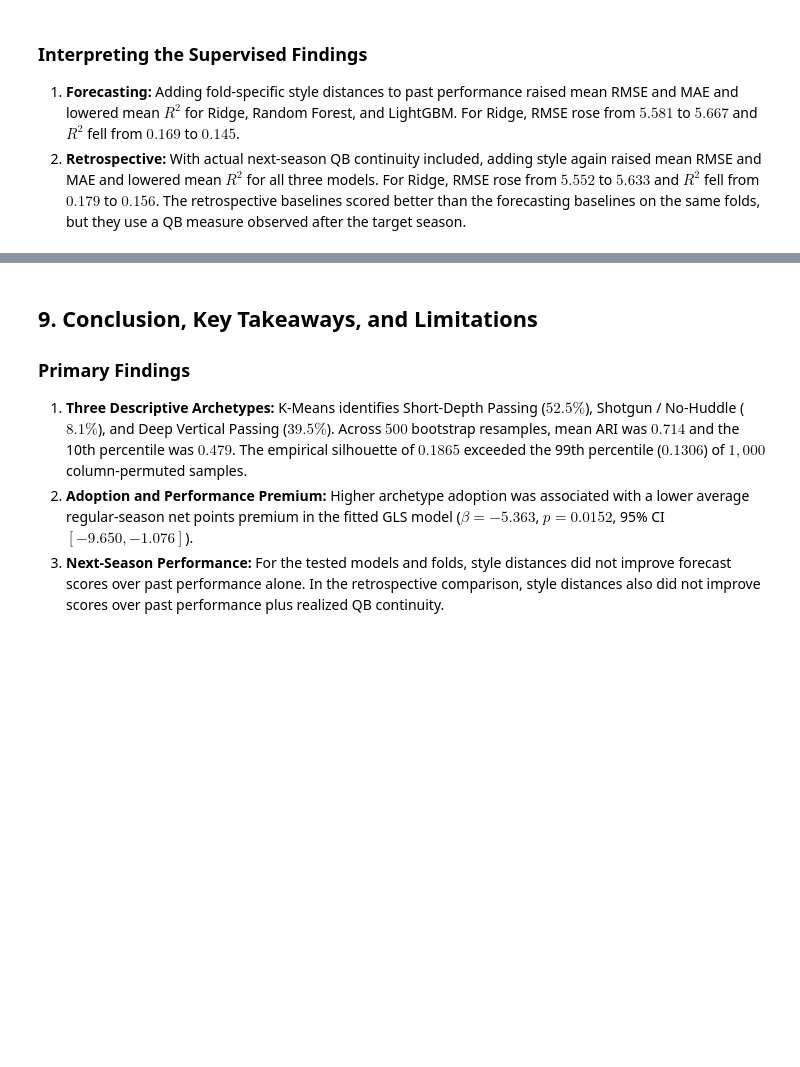
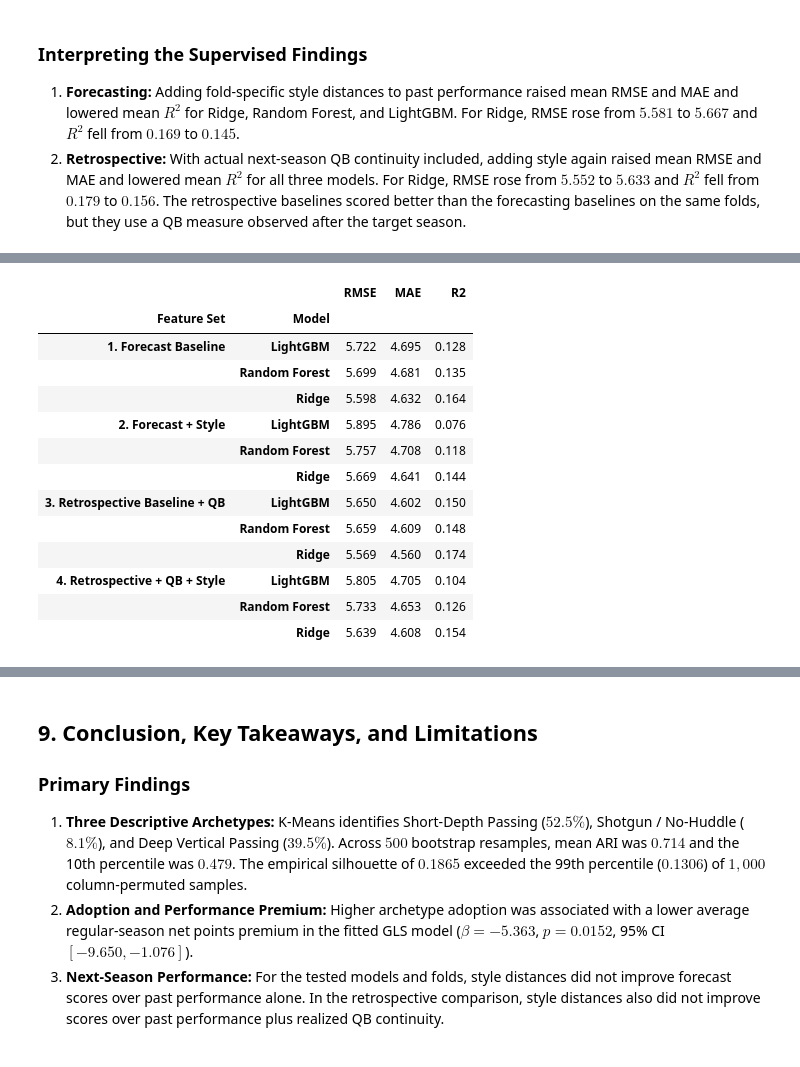
Before and after one commit to knabcd003/nfl-offensive-scheme-clustering, a Jupyter notebook: nfl_offensive_clustering.ipynb, the cells around one changed output, grey strips where cells are left out. Cells and saved outputs as stored; diff of their text form; code cells hidden in the pictures; blank space fills up the shorter version.

```diff
--- a/nfl_offensive_clustering.ipynb
+++ b/nfl_offensive_clustering.ipynb
@@ -857,0 +867,80 @@ plt.show()
+# %%
+from sklearn.model_selection import GridSearchCV
+from sklearn.pipeline import make_pipeline
+from sklearn.preprocessing import StandardScaler
+
+def inner_season_splits(train_df, n_val_seasons=3):
+    # Time-ordered inner validation: each of the last n training seasons is the validation set,
+    # trained only on earlier seasons (so a training row's target season never passes the validation season).
+    seasons = sorted(train_df['season'].unique())
+    pos = np.arange(len(train_df))
+    s = train_df['season'].values
+    return [(pos[s < v], pos[s == v]) for v in seasons[-n_val_seasons:]]
+
+TUNING_GRIDS = {
+    'Ridge': (make_pipeline(StandardScaler(), Ridge()),
+              {'ridge__alpha': [0.1, 1, 10, 100, 1000]}),
+    'Random Forest': (RandomForestRegressor(n_estimators=200, random_state=42, n_jobs=-1),
+                      {'max_depth': [2, 3, 5], 'min_samples_leaf': [5, 15, 30]}),
+    'LightGBM': (lgb.LGBMRegressor(n_estimators=200, random_state=42, verbose=-1),
+                 {'learning_rate': [0.01, 0.03, 0.1], 'num_leaves': [4, 6, 15], 'reg_lambda': [1.0, 15.0]}),
+}
+
+tuned_records, best_param_records = [], []
+for fold in CV_FOLDS:
+    tr = df_model[df_model['season'] <= fold['train_end']].sort_values('season').reset_index(drop=True)
+    te = df_model[df_model['season'].between(fold['eval_start'], fold['eval_end'])].copy()
+
+    # Same leakage guard as the main comparison: archetypes learned on training seasons only.
+    km_fold = KMeans(n_clusters=3, init='k-means++', n_init=100, random_state=42)
+    km_fold.fit(tr[Z_FEATS])
+    tr[style_cols] = km_fold.transform(tr[Z_FEATS])
+    te[style_cols] = km_fold.transform(te[Z_FEATS])
+    inner_cv = inner_season_splits(tr)
+
+    for spec_name, f_cols in feature_specs.items():
+        for m_name, (estimator, grid) in TUNING_GRIDS.items():
+            search = GridSearchCV(estimator, grid, cv=inner_cv,
+                                  scoring='neg_root_mean_squared_error', n_jobs=-1)
+            search.fit(tr[f_cols].values, tr['y_next'].values)
+            preds = search.predict(te[f_cols].values)
+            yte = te['y_next'].values
+            tuned_records.append({
+                'Feature Set': spec_name, 'Model': m_name,
+                'Fold': f"{fold['eval_start']}–{fold['eval_end']}",
+                'RMSE': np.sqrt(mean_squared_error(yte, preds)),
+                'MAE': mean_absolute_error(yte, preds),
+                'R2': r2_score(yte, preds),
+            })
+            best_param_records.append({
+                'Fold': f"{fold['eval_start']}–{fold['eval_end']}",
+                'Feature Set': spec_name, 'Model': m_name,
+                'Best Params': search.best_params_,
+            })
+
+df_cv_tuned = pd.DataFrame(tuned_records)
+summary_tuned = df_cv_tuned.groupby(['Feature Set', 'Model'])[['RMSE', 'MAE', 'R2']].mean().round(3)
+
+print("Mean out-of-sample scores with tuned hyperparameters:")
+display(summary_tuned)
+
+# Does adding style help once each model is tuned? Positive = style made RMSE worse.
+style_effect = pd.DataFrame({
+    'Forecast: +Style minus Baseline (RMSE)':
+        summary_tuned.loc['2. Forecast + Style', 'RMSE'] - summary_tuned.loc['1. Forecast Baseline', 'RMSE'],
+    'Retrospective: +Style minus Baseline (RMSE)':
+        summary_tuned.loc['4. Retrospective + QB + Style', 'RMSE'] - summary_tuned.loc['3. Retrospective Baseline + QB', 'RMSE'],
+}).round(3)
+print("\nChange in RMSE from adding style (tuned models; positive = worse):")
+display(style_effect)
+
+# Tuned vs. hand-set: how much did tuning change each model's error?
+tuning_gain = (summary_tuned['RMSE'] - summary['RMSE']).rename('Tuned minus Hand-set RMSE').round(3)
+print("\nChange in RMSE from tuning (negative = tuning helped):")
+display(tuning_gain.unstack())
+
+print("\nSelected hyperparameters (style-augmented forecast model, per fold):")
+best_params_df = pd.DataFrame(best_param_records)
+for _, r in best_params_df[best_params_df['Feature Set'] == '2. Forecast + Style'].iterrows():
+    print(f"  {r['Fold']:<10} {r['Model']:<14} {r['Best Params']}")
+# %% [output]
@@ -857,0 +948,14 @@ plt.show()
+|  |  | RMSE | MAE | R2 |
+| Feature Set | Model |  |  |  |
+| 1. Forecast Baseline | LightGBM | 5.722 | 4.695 | 0.128 |
+|  | Random Forest | 5.699 | 4.681 | 0.135 |
+|  | Ridge | 5.598 | 4.632 | 0.164 |
+| 2. Forecast + Style | LightGBM | 5.895 | 4.786 | 0.076 |
+|  | Random Forest | 5.757 | 4.708 | 0.118 |
+|  | Ridge | 5.669 | 4.641 | 0.144 |
+| 3. Retrospective Baseline + QB | LightGBM | 5.650 | 4.602 | 0.150 |
+|  | Random Forest | 5.659 | 4.609 | 0.148 |
+|  | Ridge | 5.569 | 4.560 | 0.174 |
+| 4. Retrospective + QB + Style | LightGBM | 5.805 | 4.705 | 0.104 |
+|  | Random Forest | 5.733 | 4.653 | 0.126 |
+|  | Ridge | 5.639 | 4.608 | 0.154 |
```
Also changed, not shown: parts of 7 cells of this notebook, 3 other files.
